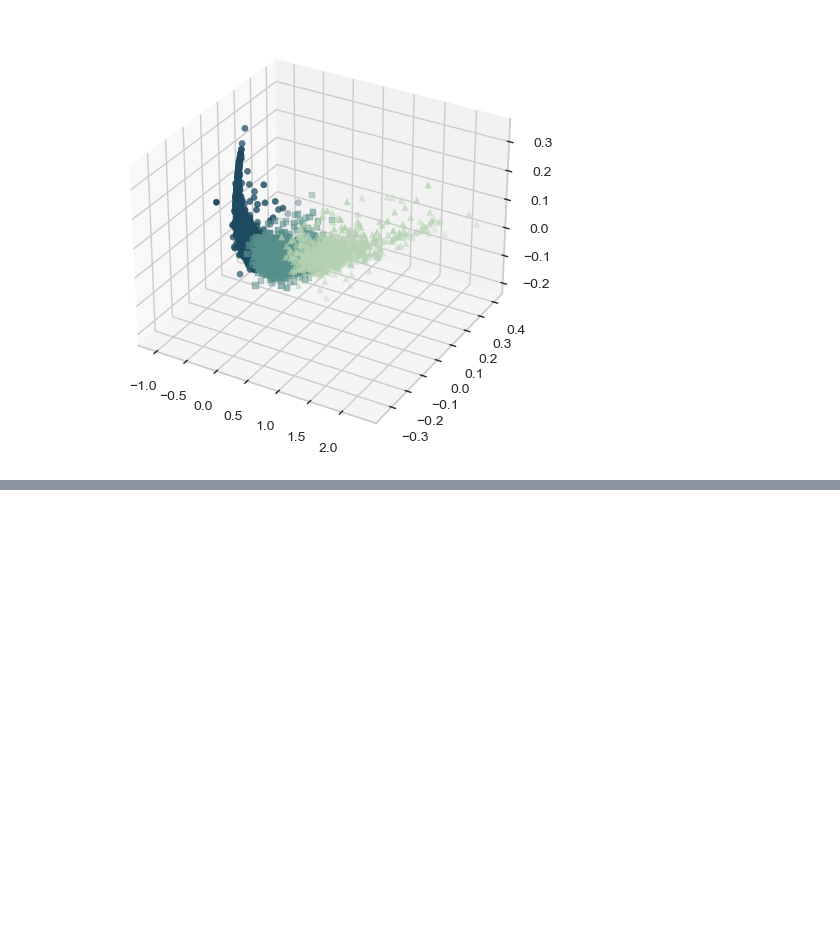
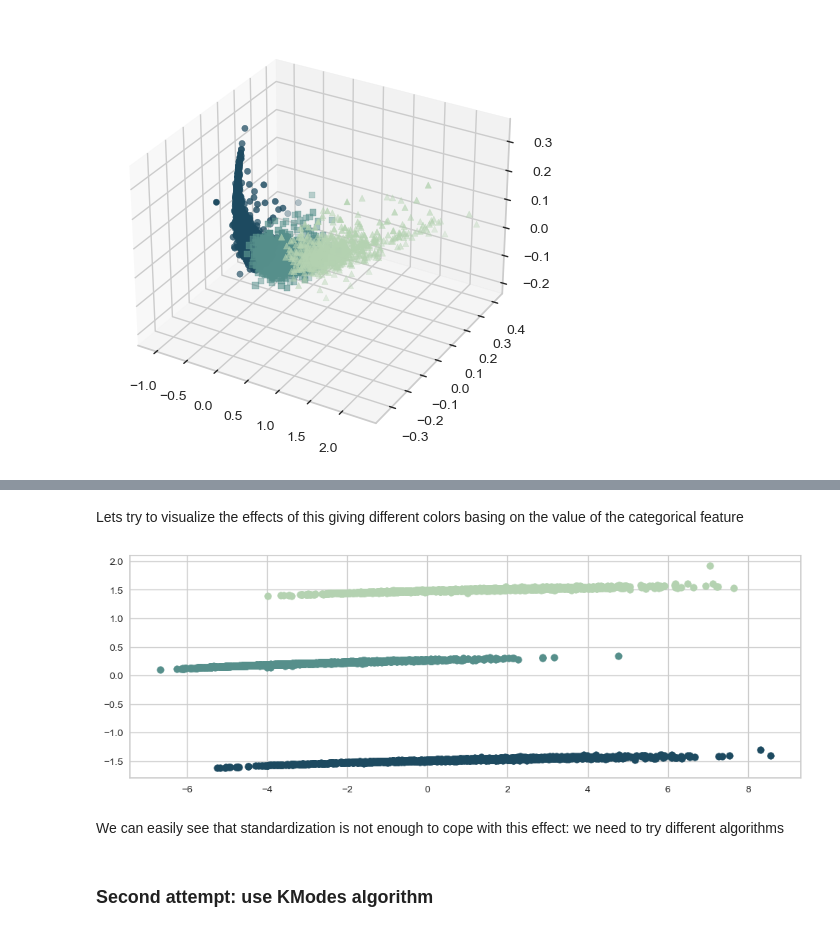
Before and after one commit to TommasoCapacci/DQ_Project_Clustering_2022, a Jupyter notebook: code/first_idea.ipynb, the cells around one changed output, grey strips where cells are left out. Cells and saved outputs as stored; diff of their text form; code cells hidden in the pictures; blank space fills up the shorter version.

Commit message:
started fixing problems with chosen algorithms

```diff
--- a/code/first_idea.ipynb
+++ b/code/first_idea.ipynb
@@ -249,0 +249,7 @@ array([[-0.37297053,  0.00140299, -0.01135034],
+# %%
+df = pd.read_csv("../datasets/abalone.csv")
+
+one_hot = pd.get_dummies(df['0'])
+df_dropped = df.drop('0',axis = 1)
+X_no_std = df_dropped.join(one_hot)
+X_no_std.describe()
@@ -249,0 +266,10 @@ array([[-0.37297053,  0.00140299, -0.01135034],
+# %%
+from sklearn.preprocessing import StandardScaler
+
+# Standardization
+scaler = StandardScaler()
+X = scaler.fit_transform(X_no_std)
+# Since the fit_transform() strips the column headers
+# we add them after the transformation
+X = pd.DataFrame(X, columns=X_no_std.columns)
+X.describe()
@@ -249,0 +286,18 @@ array([[-0.37297053,  0.00140299, -0.01135034],
+# %% [markdown]
+Lets try to visualize the effects of this giving different colors basing on the value of the categorical feature
+# %%
+fig, ax = plt.subplots(figsize=(12,4))
+
+pca = PCA(n_components=2,random_state=42)
+X_pca = pca.fit_transform(X)
+
+for l, c in zip(('F', 'I', 'M'), cluster_colors[:3]):
+    ax.scatter(X_pca[df["0"] == l, 0], X_pca[df["0"] == l, 1], color=c)
+
+plt.show()
+# %% [output]
+[figure, added]
+# %% [markdown]
+We can easily see that standardization is not enough to cope with this effect: we need to try different algorithms
+# %% [markdown]
+### Second attempt: use KModes algorithm
```
Also changed, not shown: parts of 13 cells of this notebook.
